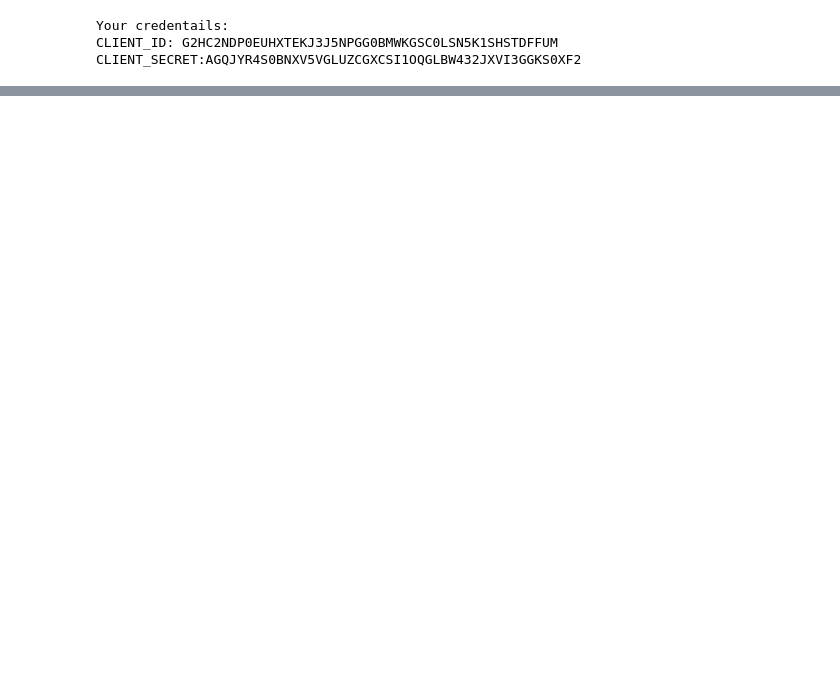
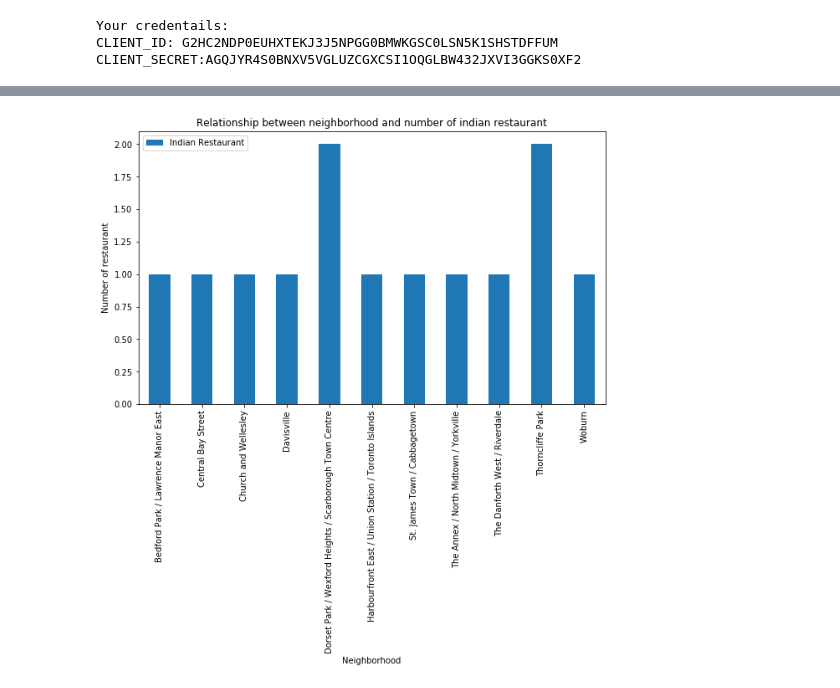
Before and after one commit to pragya0509/Feasibilty-of-opening-Indian-Restaurent-in-Canada-using-K-Means-Clustering, a Jupyter notebook: segmenting and clustering of Canada.ipynb, the cells around one changed output, grey strips where cells are left out. Saved outputs shown, nothing was run; the diff lists cells and outputs as text; code cells hidden in the pictures; blank space fills up the shorter version.

```diff
--- a/segmenting and clustering of Canada.ipynb
+++ b/segmenting and clustering of Canada.ipynb
@@ -397,0 +172,16 @@ Afer that 10 most common venues was selected and based on that clustering is per
+# %%
+# one hot encoding
+toronto_onehot = pd.get_dummies(toronto_venues[['Venue Category']], prefix="", prefix_sep="")
+
+# add neighborhood column back to dataframe
+toronto_onehot['Neighborhood'] = toronto_venues['Neighborhood']
+
+# move neighborhood column to the first column
+fixed_columns = [toronto_onehot.columns[-1]] + list(toronto_onehot.columns[:-1])
+toronto_onehot = toronto_onehot[fixed_columns]
+# collecting third datasource....neighbourhoods containing Indian Restaurents..
+indian=toronto_onehot[toronto_onehot['Indian Restaurant']>0]
+indian1=indian[['Neighborhood','Indian Restaurant']]
+indian2=indian1.reset_index(drop=True)
+indian3=indian2.groupby('Neighborhood').count()
+indian3
@@ -397,0 +202,13 @@ Afer that 10 most common venues was selected and based on that clustering is per
+# %%
+# visualizing the realtionship between neighborhood and no.of indian restaurant.
+import matplotlib.pyplot as plt
+
+indian3.plot(kind='bar', figsize=(10, 6))
+
+plt.xlabel('Neighborhood') # add to x-label to the plot
+plt.ylabel('Number of restaurant') # add y-label to the plot
+plt.title('Relationship between neighborhood and number of indian restaurant') # add title to the plot
+
+plt.show()
+# %% [output]
+[figure, added]
```
Also changed, not shown: parts of 56 cells of this notebook.
